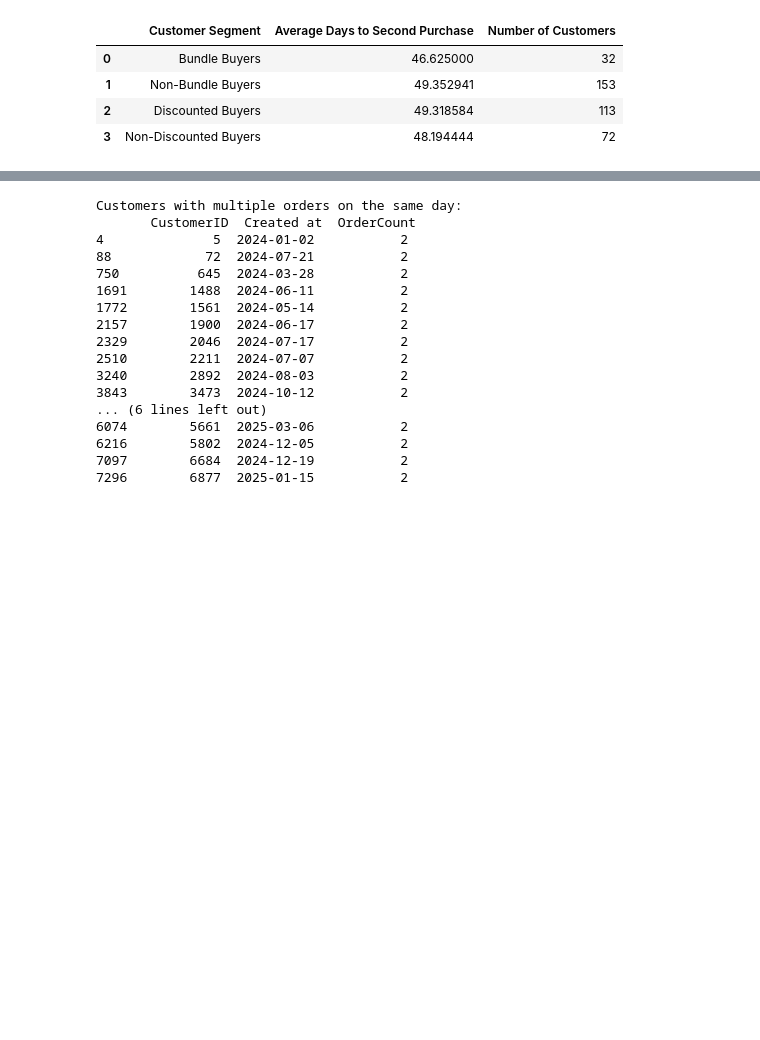
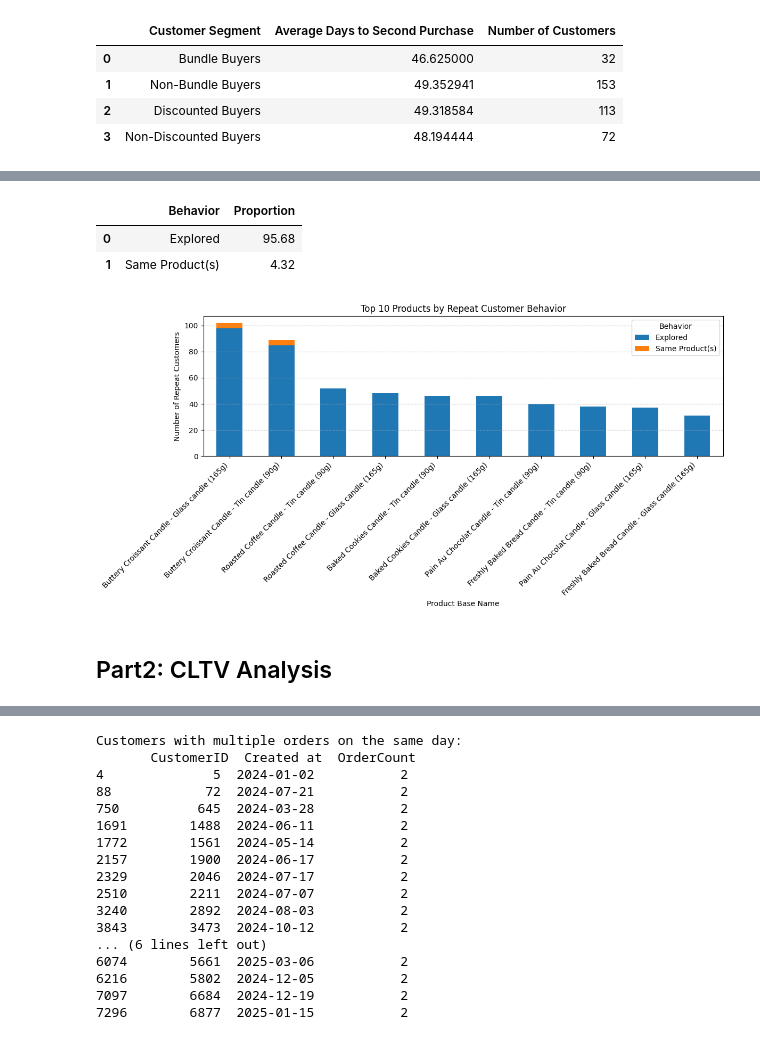
Before and after one commit to lamkimsim/WickGuru, a Jupyter notebook: Customer_Segmentation_Analysis.ipynb, the cells around one changed output, grey strips where cells are left out. Saved outputs shown, nothing was run; the diff lists cells and outputs as text; code cells hidden in the pictures; blank space fills up the shorter version.

Commit message:
CLTV analysis

```diff
--- a/Customer_Segmentation_Analysis.ipynb
+++ b/Customer_Segmentation_Analysis.ipynb
@@ -456,6 +455,9 @@ second_purchases = second_purchases[['Bundle']].reset_index()
 second_purchases.rename(columns={'Bundle': 'Second Purchase Bundle'}, inplace=True)
 # %%
 # agg_orders.to_csv('data/orders_export_1/agg_orders.csv', index=False)
+# %%
+## Order level data
+df_order = df.copy()
 # %%
 df = recurring.copy()
 
@@ -742,0 +758,2 @@ summary_table
+# %%
+recurring_id = recurring['CustomerID'].unique().tolist()
@@ -742,0 +781,48 @@ summary_table
+# %%
+behavior_summary
+# %% [output]
+|  | Behavior | Proportion |
+| 0 | Explored | 95.68 |
+| 1 | Same Product(s) | 4.32 |
+# %%
+# Join behavior back to repeat_customers to analyze by product
+repeat_customers_behavior = repeat_customers.merge(
+    customer_product_behavior[["behavior"]],
+    on="CustomerID"
+)
+
+# Extract a simplified product label from 'Lineitem name' (e.g., remove scent notes or extras)
+repeat_customers_behavior["Product Base Name"] = repeat_customers_behavior["Lineitem name"]
+
+# Count behavior type per product base name
+product_behavior_summary = (
+    repeat_customers_behavior
+    .groupby(["Product Base Name", "behavior"])
+    .size()
+    .unstack(fill_value=0)
+    .sort_values("Explored", ascending=False)
+)
+
+# Show the top 10 products by number of repeat customers (sum of all behavior types)
+top_10_products = (
+    product_behavior_summary
+    .assign(Total=lambda x: x.sum(axis=1))
+    .sort_values("Total", ascending=False)
+    .head(10)
+    .drop(columns="Total")
+)
+
+# Plotting the top 10
+top_10_products.plot(kind="bar", stacked=True, figsize=(12, 6))
+plt.title("Top 10 Products by Repeat Customer Behavior")
+plt.xlabel("Product Base Name")
+plt.ylabel("Number of Repeat Customers")
+plt.xticks(rotation=45, ha='right')
+plt.tight_layout()
+plt.legend(title="Behavior")
+plt.grid(axis='y', linestyle='--', alpha=0.7)
+plt.show()
+# %% [output]
+[figure, added]
+# %% [markdown]
+## Part2: CLTV Analysis
```
Also changed, not shown: parts of 16 cells of this notebook, 3 other files.
